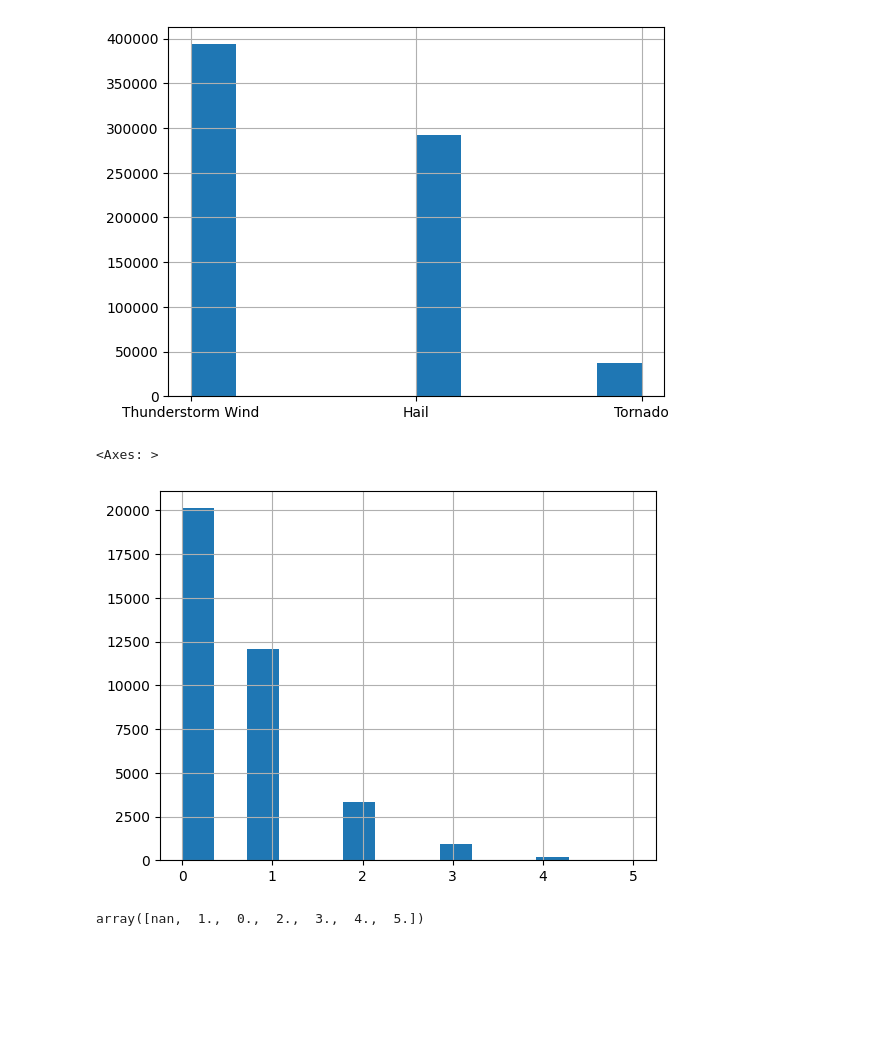
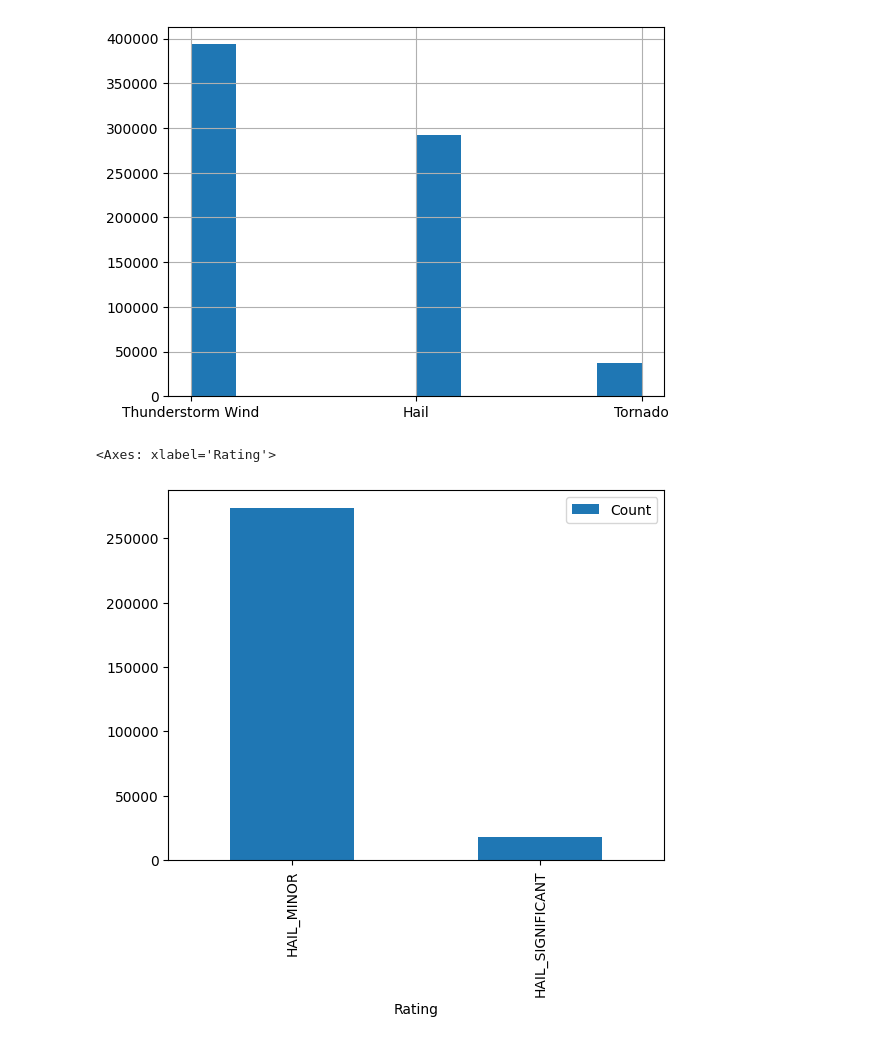
Before and after one commit to olievortex/olieigra, a Jupyter notebook: experiments/storm_events/10_transform_severe_records.ipynb, the cells around one changed output. Cells and saved outputs as stored; diff of their text form; code cells hidden in the pictures; blank space fills up the shorter version.

```diff
--- a/experiments/storm_events/10_transform_severe_records.ipynb
+++ b/experiments/storm_events/10_transform_severe_records.ipynb
@@ -171,9 +223,7 @@ severe_df.to_csv(f'{SILVER_PATH}/stormevents/csvfiles/severe_dillon.csv', index=
 # %%
-severe_df['TOR_F_SCALE'].hist(bins=14)
+df = pd.DataFrame(severe_df[['HAIL_MINOR', 'HAIL_SIGNIFICANT']].sum(), columns=['Count'])
+df.index.name = 'Rating'
+df.plot(kind='bar')
 # %% [output]
-<Axes: >
+<Axes: xlabel='Rating'>
-[figure, old version]
+[figure, new version]
-# %%
-severe_df['TOR_F_SCALE'].unique()
-# %% [output]
-array([nan,  1.,  0.,  2.,  3.,  4.,  5.])
```
Also changed, not shown: parts of 14 cells of this notebook, 4 other files.
